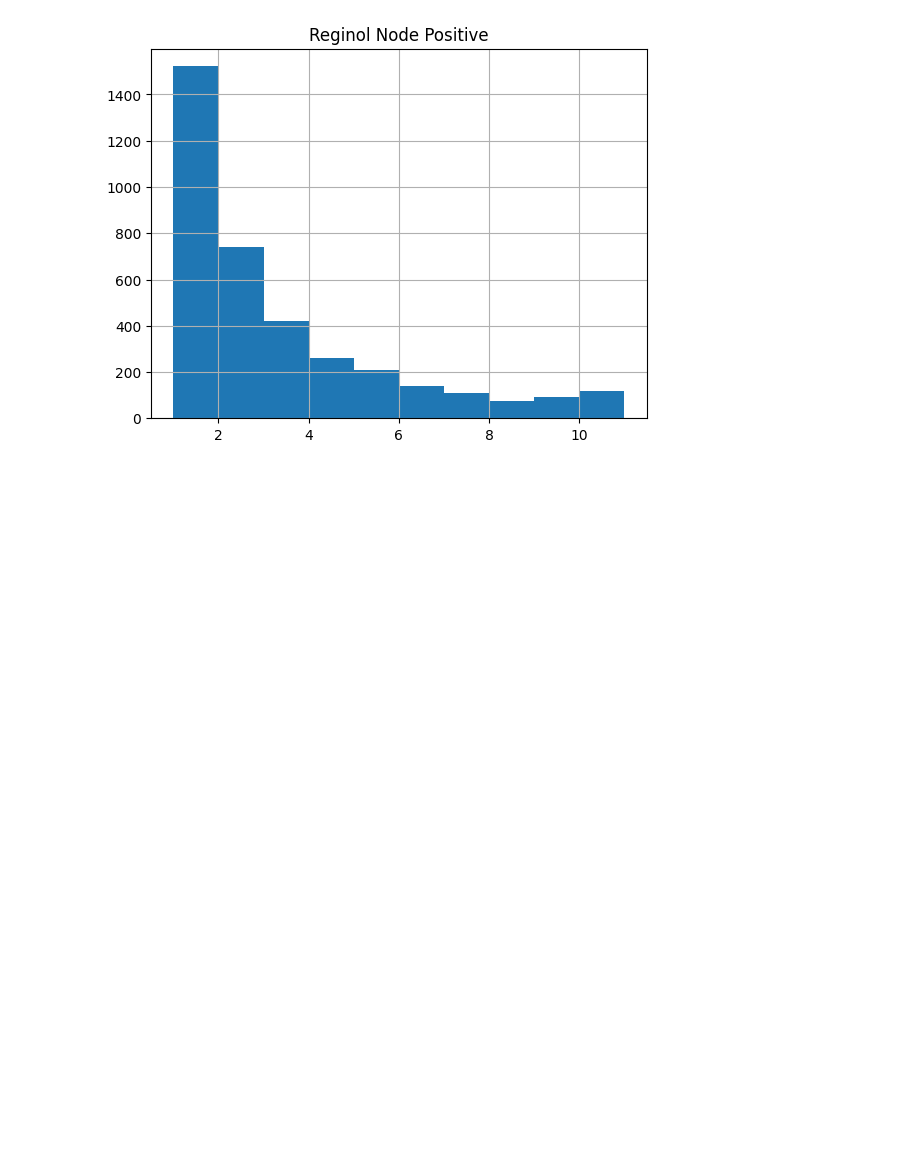
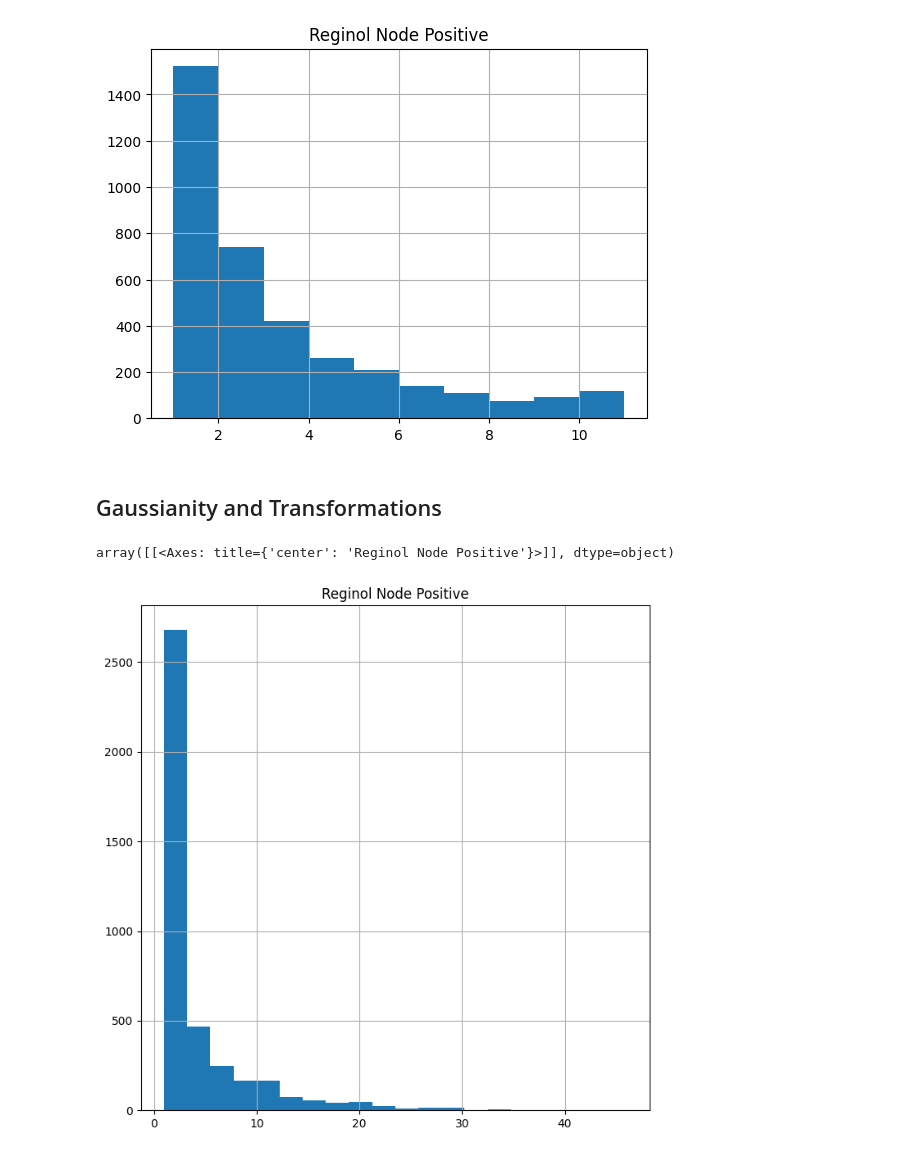
Before and after one commit to zivkovicbogdana/breast-cancer-prediction, a Jupyter notebook: preprocess.ipynb, the cells around one changed output. Drawn from its saved outputs; the diff is of its cells as text; code cells hidden in the pictures; blank space fills up the shorter version.

```diff
--- a/preprocess.ipynb
+++ b/preprocess.ipynb
@@ -77,3 +74,10 @@ sum(small_outliers), sum(big_outliers)
 data[~(small_outliers | big_outliers)].hist(column='Reginol Node Positive');
 # %% [output]
 [figure]
+# %% [markdown]
+## Gaussianity and Transformations
+# %%
+data.hist(column='Reginol Node Positive',bins=20,figsize=(8,8))
+# %% [output]
+array([[<Axes: title={'center': 'Reginol Node Positive'}>]], dtype=object)
+[figure, added]
```
Also changed, not shown: parts of 7 cells of this notebook, 2 other files.
